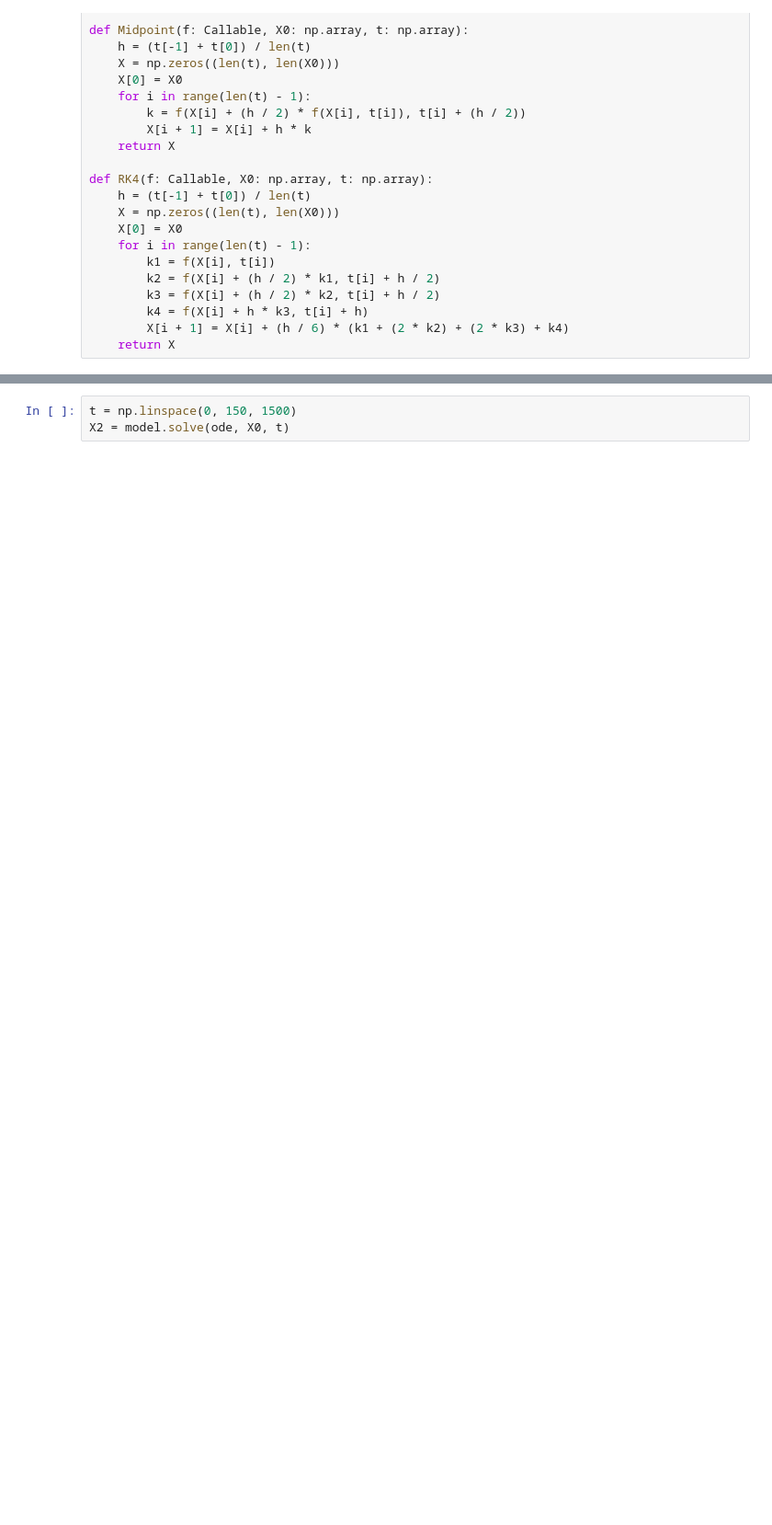
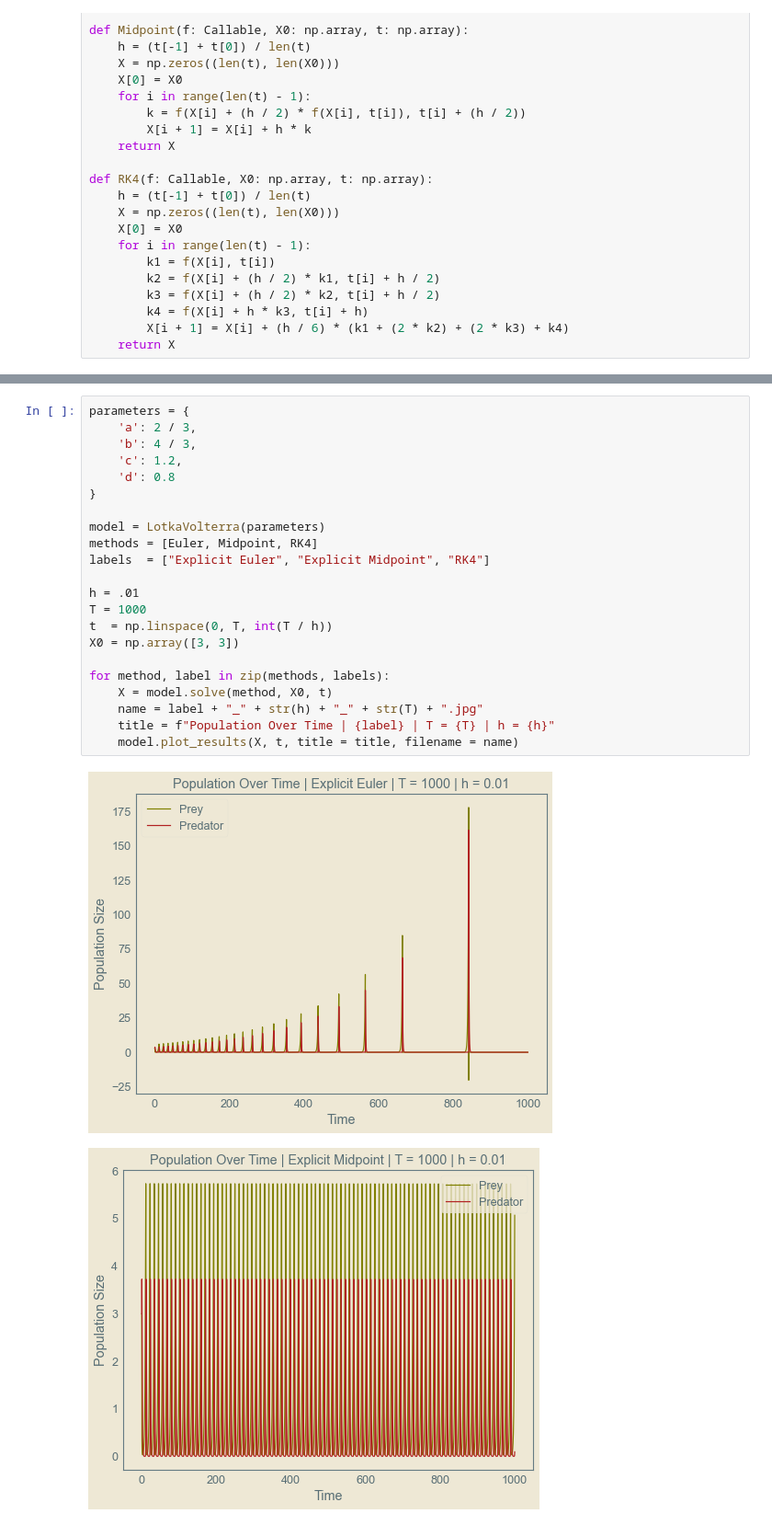
Before and after one commit to ConnorSutton07/Lotka-Volterra-Modelling, a Jupyter notebook: Lotka-Volterra.ipynb, the cells around one changed output, grey strips where cells are left out. Shown: that part at 92% size. Saved outputs shown, nothing was run; the diff lists cells and outputs as text; blank space fills up the shorter version.

```diff
--- a/Lotka-Volterra.ipynb
+++ b/Lotka-Volterra.ipynb
@@ -155,3 +187,25 @@ model.phase(methods[i], values, vcolors, title, savefig = True, name = "tmp3.png
-# %%
-t = np.linspace(0, 150, 1500)
-X2 = model.solve(ode, X0, t)
+# %%
+parameters = {
+    'a': 2 / 3,
+    'b': 4 / 3,
+    'c': 1.2,
+    'd': 0.8
+}
+
+model = LotkaVolterra(parameters)
+methods = [Euler, Midpoint, RK4]
+labels  = ["Explicit Euler", "Explicit Midpoint", "RK4"]
+
+h = .01
+T = 1000
+t  = np.linspace(0, T, int(T / h))
+X0 = np.array([3, 3])
+
+for method, label in zip(methods, labels):
+    X = model.solve(method, X0, t)
+    name = label + "_" + str(h) + "_" + str(T) + ".jpg"
+    title = f"Population Over Time | {label} | T = {T} | h = {h}"
+    model.plot_results(X, t, title = title, filename = name)
+# %% [output]
+[figure, added]
+[figure, added]
```
Also changed, not shown: parts of 6 cells of this notebook.
